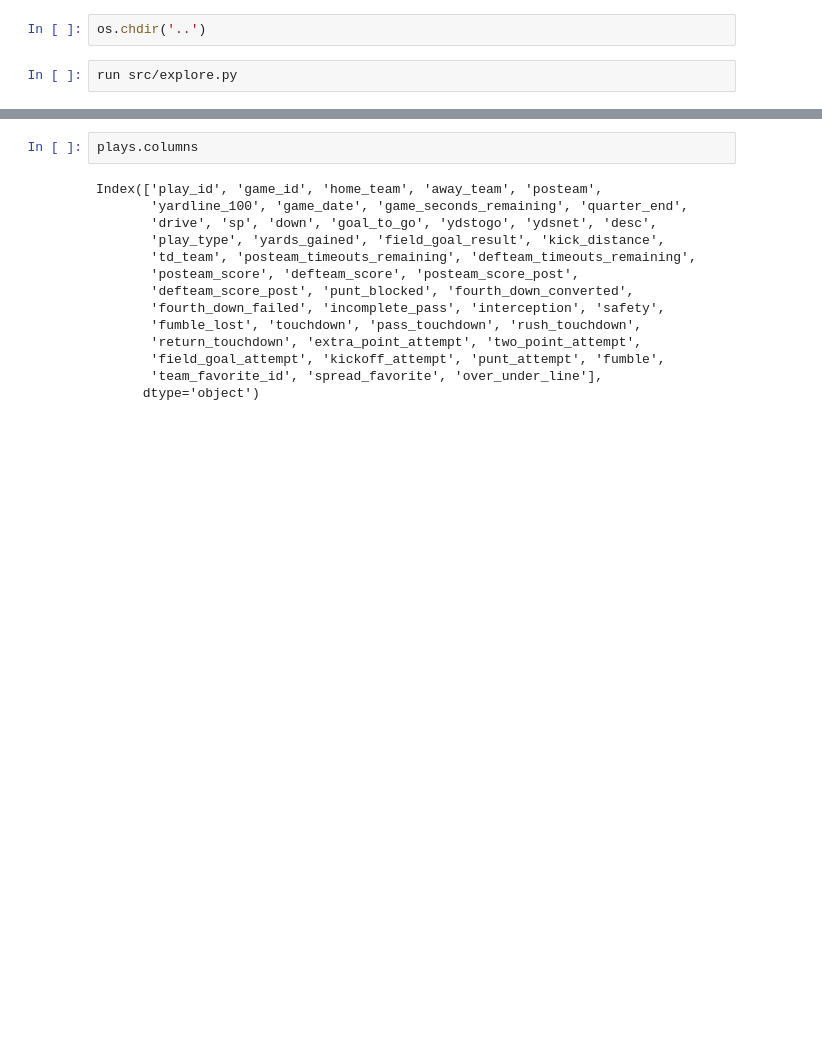
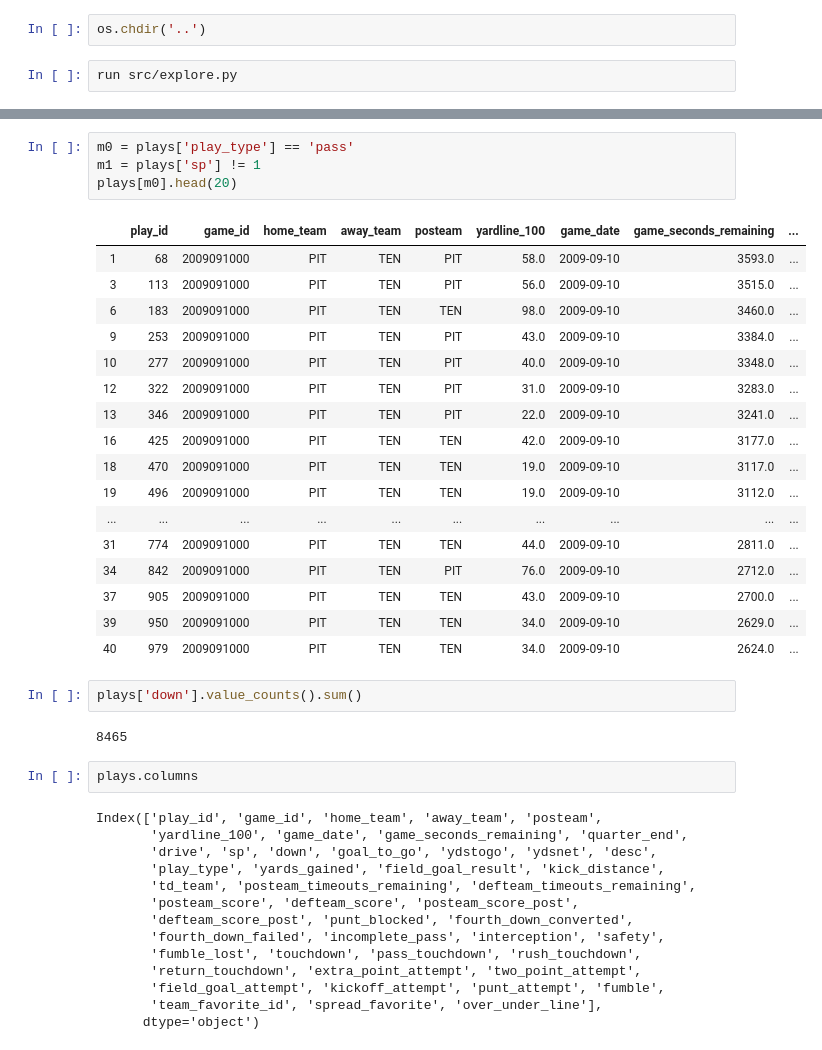
Before and after one commit to sizej/NFL_RT_Prob, a Jupyter notebook: notebooks/explore_notebook.ipynb, the cells around one changed output, grey strips where cells are left out. Saved outputs shown, nothing was run; the diff lists cells and outputs as text; blank space fills up the shorter version.

```diff
--- a/notebooks/explore_notebook.ipynb
+++ b/notebooks/explore_notebook.ipynb
@@ -29,3 +63,29 @@ plays[m0 & m1]
+# %%
+m0 = plays['play_type'] == 'pass'
+m1 = plays['sp'] != 1
+plays[m0].head(20)
+# %% [output]
+|  | play_id | game_id | home_team | away_team | posteam | yardline_100 | game_date | game_seconds_remaining | ... |
+| 1 | 68 | 2009091000 | PIT | TEN | PIT | 58.0 | 2009-09-10 | 3593.0 | ... |
+| 3 | 113 | 2009091000 | PIT | TEN | PIT | 56.0 | 2009-09-10 | 3515.0 | ... |
+| 6 | 183 | 2009091000 | PIT | TEN | TEN | 98.0 | 2009-09-10 | 3460.0 | ... |
+| 9 | 253 | 2009091000 | PIT | TEN | PIT | 43.0 | 2009-09-10 | 3384.0 | ... |
+| 10 | 277 | 2009091000 | PIT | TEN | PIT | 40.0 | 2009-09-10 | 3348.0 | ... |
+| 12 | 322 | 2009091000 | PIT | TEN | PIT | 31.0 | 2009-09-10 | 3283.0 | ... |
+| 13 | 346 | 2009091000 | PIT | TEN | PIT | 22.0 | 2009-09-10 | 3241.0 | ... |
+| 16 | 425 | 2009091000 | PIT | TEN | TEN | 42.0 | 2009-09-10 | 3177.0 | ... |
+| 18 | 470 | 2009091000 | PIT | TEN | TEN | 19.0 | 2009-09-10 | 3117.0 | ... |
+| 19 | 496 | 2009091000 | PIT | TEN | TEN | 19.0 | 2009-09-10 | 3112.0 | ... |
+| ... | ... | ... | ... | ... | ... | ... | ... | ... | ... |
+| 31 | 774 | 2009091000 | PIT | TEN | TEN | 44.0 | 2009-09-10 | 2811.0 | ... |
+| 34 | 842 | 2009091000 | PIT | TEN | PIT | 76.0 | 2009-09-10 | 2712.0 | ... |
+| 37 | 905 | 2009091000 | PIT | TEN | TEN | 43.0 | 2009-09-10 | 2700.0 | ... |
+| 39 | 950 | 2009091000 | PIT | TEN | TEN | 34.0 | 2009-09-10 | 2629.0 | ... |
+| 40 | 979 | 2009091000 | PIT | TEN | TEN | 34.0 | 2009-09-10 | 2624.0 | ... |
+# %%
+plays['down'].value_counts().sum()
+# %% [output]
+8465
 # %%
 plays.columns
 # %% [output]
```
Also changed, not shown: parts of 5 cells of this notebook, 3 other files.
